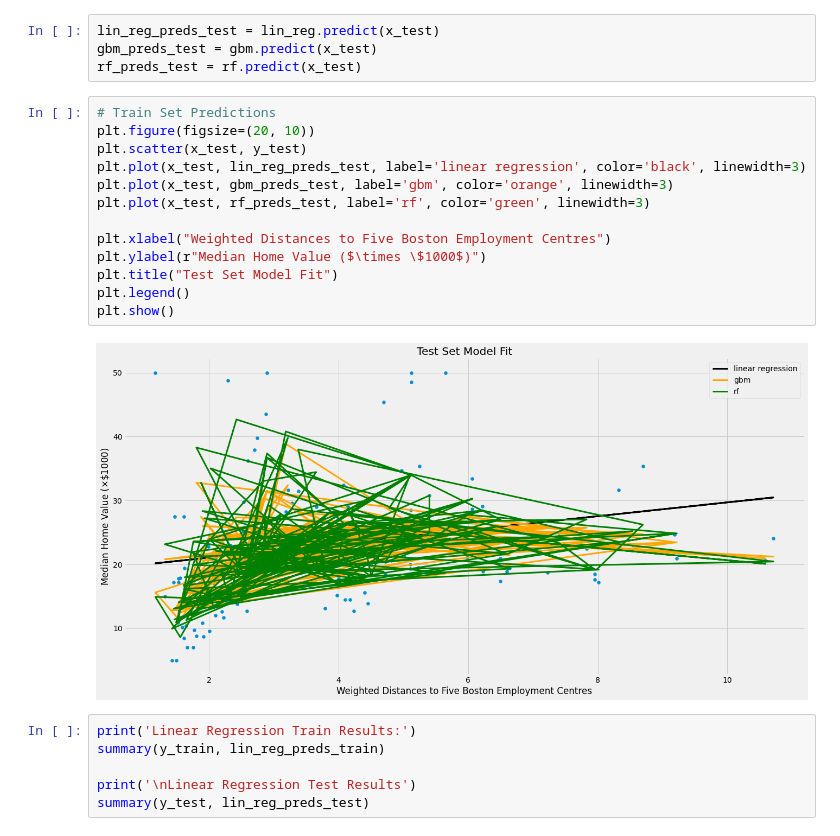
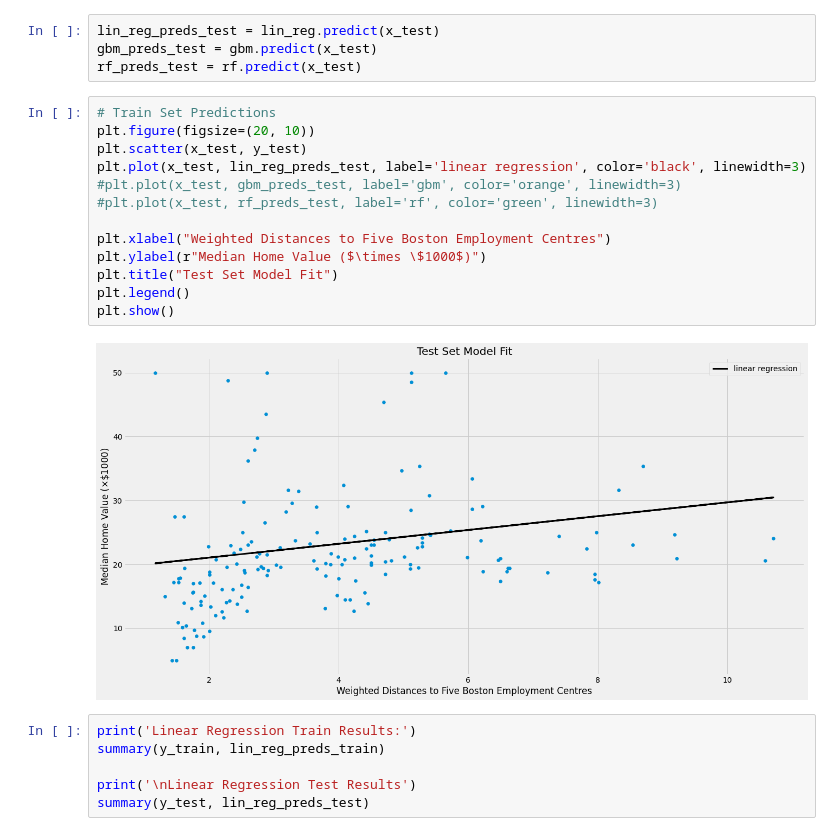
Before and after one commit to yngtodd/eleven, a Jupyter notebook: examples/notebooks/module_05_00_regresion.ipynb, the cells around one changed output. Cells and saved outputs as stored; diff of their text form.

```diff
--- a/examples/notebooks/module_05_00_regresion.ipynb
+++ b/examples/notebooks/module_05_00_regresion.ipynb
@@ -240,18 +240,18 @@ rf_preds_test = rf.predict(x_test)
 # %%
 # Train Set Predictions
 plt.figure(figsize=(20, 10))
 plt.scatter(x_test, y_test)
 plt.plot(x_test, lin_reg_preds_test, label='linear regression', color='black', linewidth=3)
-plt.plot(x_test, gbm_preds_test, label='gbm', color='orange', linewidth=3)
-plt.plot(x_test, rf_preds_test, label='rf', color='green', linewidth=3)
+#plt.plot(x_test, gbm_preds_test, label='gbm', color='orange', linewidth=3)
+#plt.plot(x_test, rf_preds_test, label='rf', color='green', linewidth=3)
 
 plt.xlabel("Weighted Distances to Five Boston Employment Centres")
 plt.ylabel(r"Median Home Value ($\times \$1000$)")
 plt.title("Test Set Model Fit")
 plt.legend()
 plt.show()
 # %% [output]
-[figure, old version]
+[figure, new version]
 # %%
 print('Linear Regression Train Results:')
 summary(y_train, lin_reg_preds_train)
```
Also changed, not shown: parts of 2 cells of this notebook, 1 other file.
